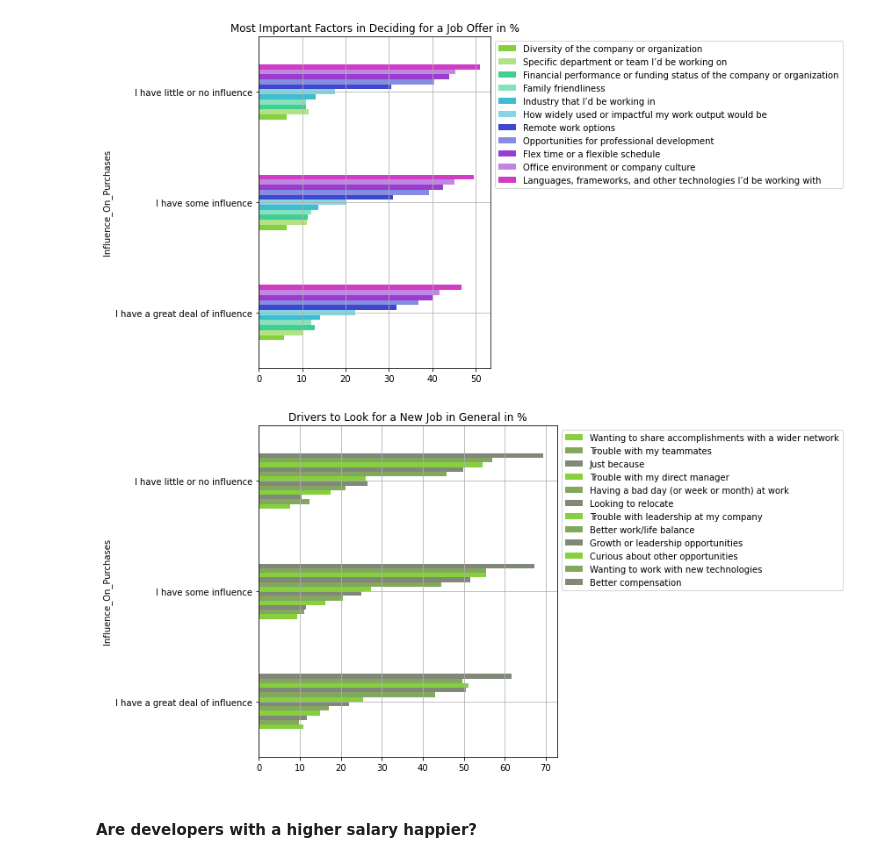
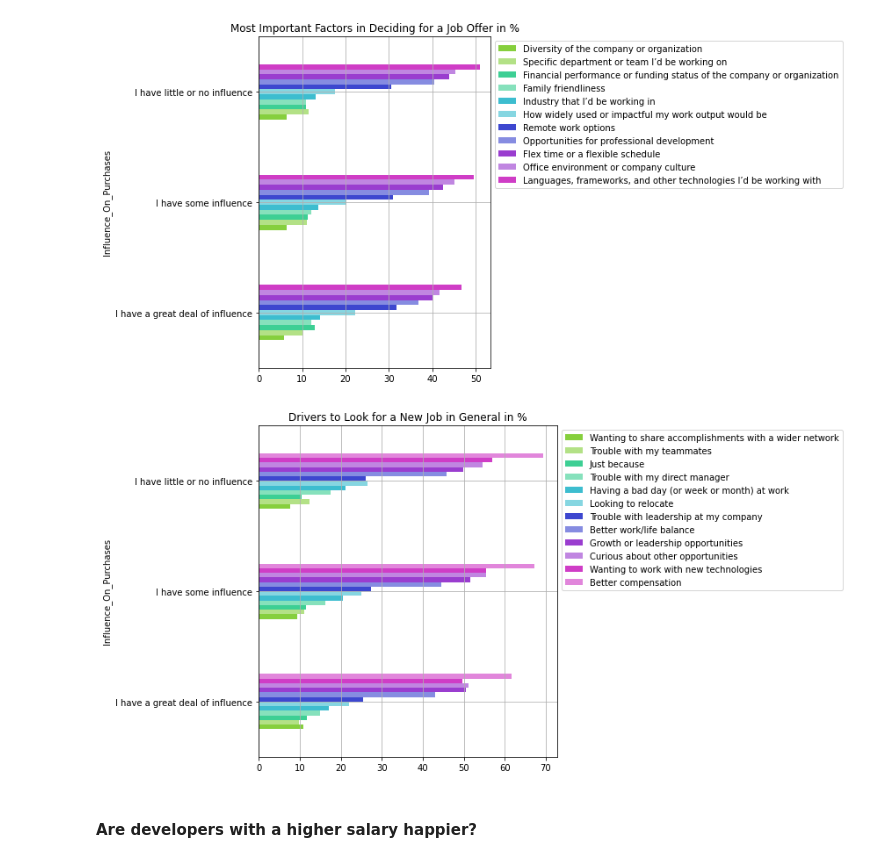
Before and after one commit to Andrea-Schulz/datascience, a Jupyter notebook: Project_1.ipynb, the cells around one changed output. Cells and saved outputs as stored; diff of their text form; code cells hidden in the pictures.

```diff
--- a/Project_1.ipynb
+++ b/Project_1.ipynb
@@ -451,13 +451,13 @@ jobhunt_by_part= jobhunt_by_part[['Wanting to share accomplishments with a wider
 # %%
 # plot
 fig, ax = horizontal_bars_df_multi(jobhunt_by_part,
                                    title='Drivers to Look for a New Job in General in %',
-                                   color=['#86CF3D', '#83A75E', '#808977'],
+                                   color=['#86CF3D','#B3E186','#3DCF94','#86E1BC','#3DBDCF','#86D6E1','#3D47CF','#868CE1','#9A3DCF','#C086E1','#CF3DC6','#E186DB'],
                                    filename='pushfactors_by_purchase',
                                    percentage=True,
                                    figsize=(12,6))
 # %% [output]
-[figure, old version]
+[figure, new version]
 # %% [markdown]
 #### Are developers with a higher salary happier?
 # %%
```
Also changed, not shown: parts of 1 cell of this notebook.
